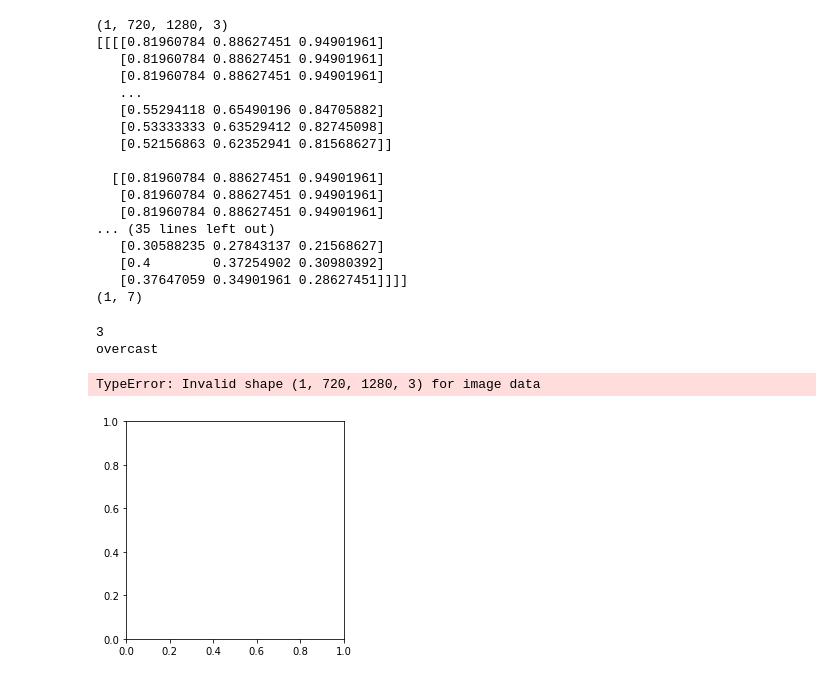
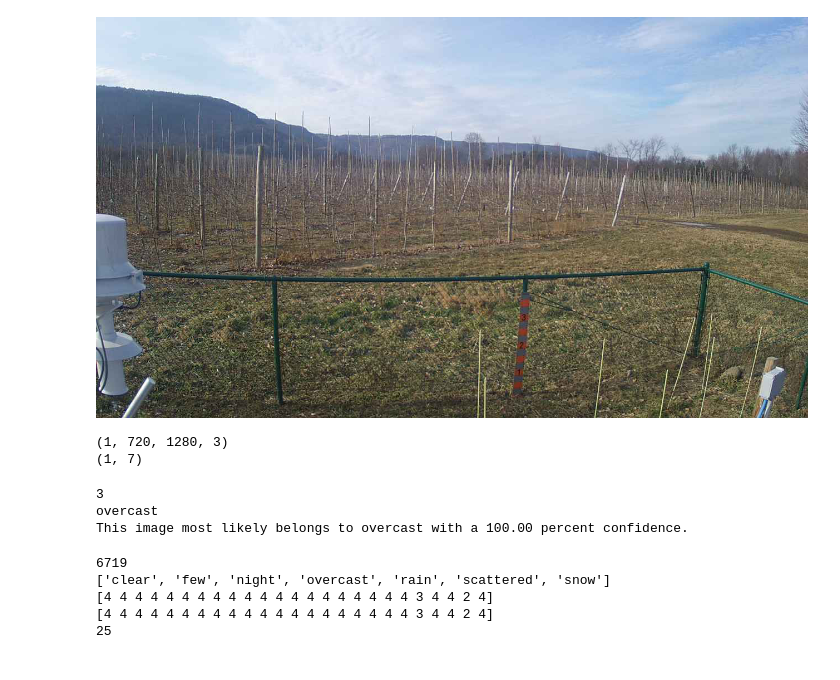
Before and after one commit to arnoldas500/clouds_detection, a Jupyter notebook: batch_classification.ipynb, the cells around one changed output. Drawn from its saved outputs; the diff is of its cells as text; code cells hidden in the pictures.

Commit message:
np tf bug found and fixed, predictions the same now

```diff
--- a/batch_classification.ipynb
+++ b/batch_classification.ipynb
@@ -62,34 +63,21 @@ This image most likely belongs to scattered with a 99.94 percent confidence.
 # %%
 #test image
 cloud = Image.open(new_img_path)
-# cloud
+cloud
+# %% [output]
+[figure, added]
 # %%
 #Add a batch dimension, and pass the image to the model.
 
 cloud = np.array(cloud)/255.0
 cloud = cloud[np.newaxis, ...]
 print(cloud.shape)
-print(cloud)
+#print(cloud)
 result = model.predict(cloud)
 # result = model.predict(cloud[np.newaxis, ...])
 print(result.shape)
 # %% [output]
 (1, 720, 1280, 3)
-[[[[0.81960784 0.88627451 0.94901961]
-   [0.81960784 0.88627451 0.94901961]
-   [0.81960784 0.88627451 0.94901961]
-   ...
-   [0.55294118 0.65490196 0.84705882]
-   [0.53333333 0.63529412 0.82745098]
-   [0.52156863 0.62352941 0.81568627]]
-
-  [[0.81960784 0.88627451 0.94901961]
-   [0.81960784 0.88627451 0.94901961]
-   [0.81960784 0.88627451 0.94901961]
-... (35 lines left out)
-   [0.30588235 0.27843137 0.21568627]
-   [0.4        0.37254902 0.30980392]
-   [0.37647059 0.34901961 0.28627451]]]]
 (1, 7)
 # %%
 #top class ID can be found with argmax:
@@ -98,14 +86,50 @@ predicted_class = np.argmax(result[0], axis=-1)
 score = tf.nn.softmax(result[0])
 print(predicted_class)
 print(class_names[np.argmax(score)])
+print(
+    "This image most likely belongs to {} with a {:.2f} percent confidence."
+    .format(class_names[np.argmax(score)], 100 * np.max(score))
+)
 # %% [output]
 3
 overcast
+This image most likely belongs to overcast with a 100.00 percent confidence.
 # %%
-plt.imshow(cloud)
-plt.axis('off')
-predicted_class_name = class_names[predicted_class]
-_ = plt.title("Prediction: " + predicted_class_name.title())
+# plt.imshow(cloud)
+# plt.axis('off')
+# predicted_class_name = class_names[predicted_class]
+# _ = plt.title("Prediction: " + predicted_class_name.title())
-# %% [output]
-TypeError: Invalid shape (1, 720, 1280, 3) for image data
-[figure, removed]
+# %%
+import glob
+from keras.preprocessing import image
+import os
+
+listOfFiles = glob.glob('/home/mesonet/cam_photos/2017/07/*/VOOR/*')
+print(len(listOfFiles))
+# load all images into a list
+# load all images into a list
+paths_all = []
+images_all = []
+for img in listOfFiles[:25]:
+#     img = os.path.join(folder_path, img)
+#     print(img)
+    paths_all.append(img)
+    img = image.load_img(img, target_size=(img_height, img_width))
+    img = image.img_to_array(img)
+    img = np.expand_dims(img, axis=0)
+    images_all.append(img)
+# print(images_all[1])
+images_all = np.vstack(images_all)
+
+classes = model.predict_classes(images_all, batch_size=64)
+test_classes = np.argmax(model.predict(images_all), axis=-1)
+print(class_names)
+print(classes)
+print(test_classes)
+print(len(classes))
+# %% [output]
+6719
+['clear', 'few', 'night', 'overcast', 'rain', 'scattered', 'snow']
+[4 4 4 4 4 4 4 4 4 4 4 4 4 4 4 4 4 4 4 4 3 4 4 2 4]
+[4 4 4 4 4 4 4 4 4 4 4 4 4 4 4 4 4 4 4 4 3 4 4 2 4]
+25
```
Also changed, not shown: parts of 7 cells of this notebook.
